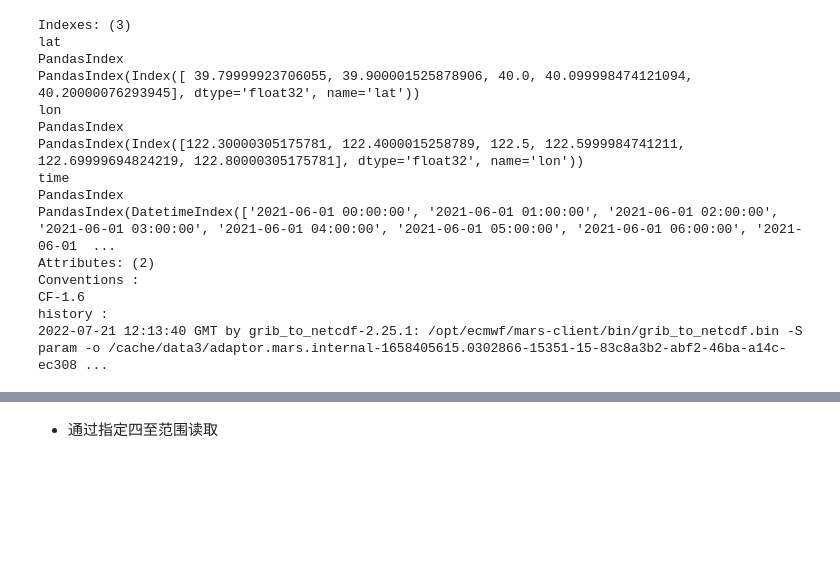
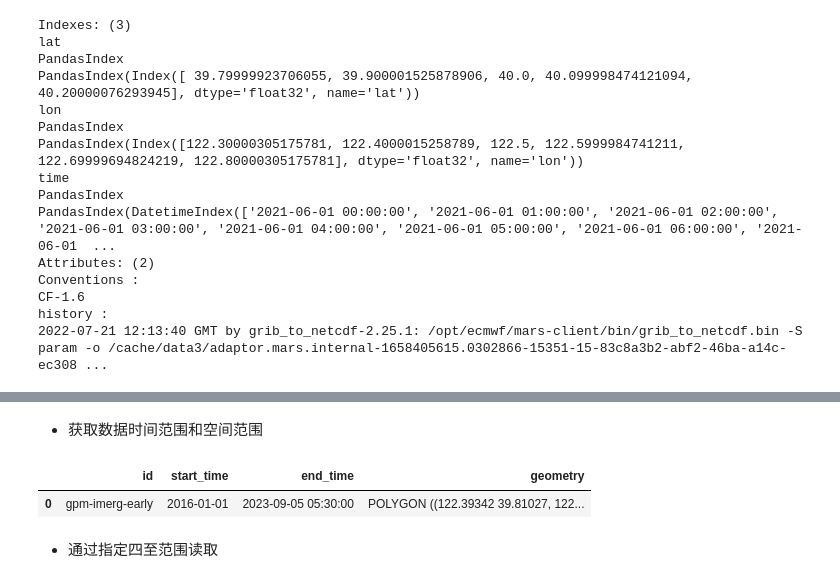
Before and after one commit to zjf014/hydro-opendata, a Jupyter notebook: docs/modules/minio.ipynb, the cells around one changed output, grey strips where cells are left out. Drawn from its saved outputs; the diff is of its cells as text; code cells hidden in the pictures; blank space fills up the shorter version.

```diff
--- a/docs/modules/minio.ipynb
+++ b/docs/modules/minio.ipynb
@@ -106,8 +122,7 @@ history :
 # %% [markdown]
 - 通过已有aoi对象读取
 # %%
-aoi = gpd.read_file(shp)
-e3 = era5.from_aoi(data_variables=['Total precipitation'], start_time=start_time, end_time=end_time, aoi=aoi)
+e3 = era5.reader.from_aoi(data_variables=['Total precipitation'], start_time=start_time, end_time=end_time, aoi=aoi)
 e3
 # %% [output]
 <xarray.Dataset> Dimensions: (time: 720, lon: 6, lat: 5) Coordinates: * lat (lat) float32 39.8 39.9 40.0 40.1 40.2 * lon (lon) float32 122.3 122.4 122.5 122.6 122.7 122.8 * time (time) datetime64[ns]  ...
@@ -152,0 +165,2 @@ end_time=np.datetime64("2023-06-30T23:30:00.000000000")
+# %%
+gpm = GPM('wis')    # wis为数据集名称，wis为国内范围，camels为camels数据集范围
@@ -153,3 +179,11 @@ end_time=np.datetime64("2023-06-30T23:30:00.000000000")
+# %% [markdown]
+- 获取数据时间范围和空间范围
+# %%
+g = gpm.catalog.search(aoi=aoi)
+g
+# %% [output]
+|  | id | start_time | end_time | geometry |
+| 0 | gpm-imerg-early | 2016-01-01 | 2023-09-05 05:30:00 | POLYGON ((122.39342 39.81027, 122... |
 # %% [markdown]
 - 通过指定四至范围读取
 # %%
```
Also changed, not shown: parts of 32 cells of this notebook, 5 other files.
